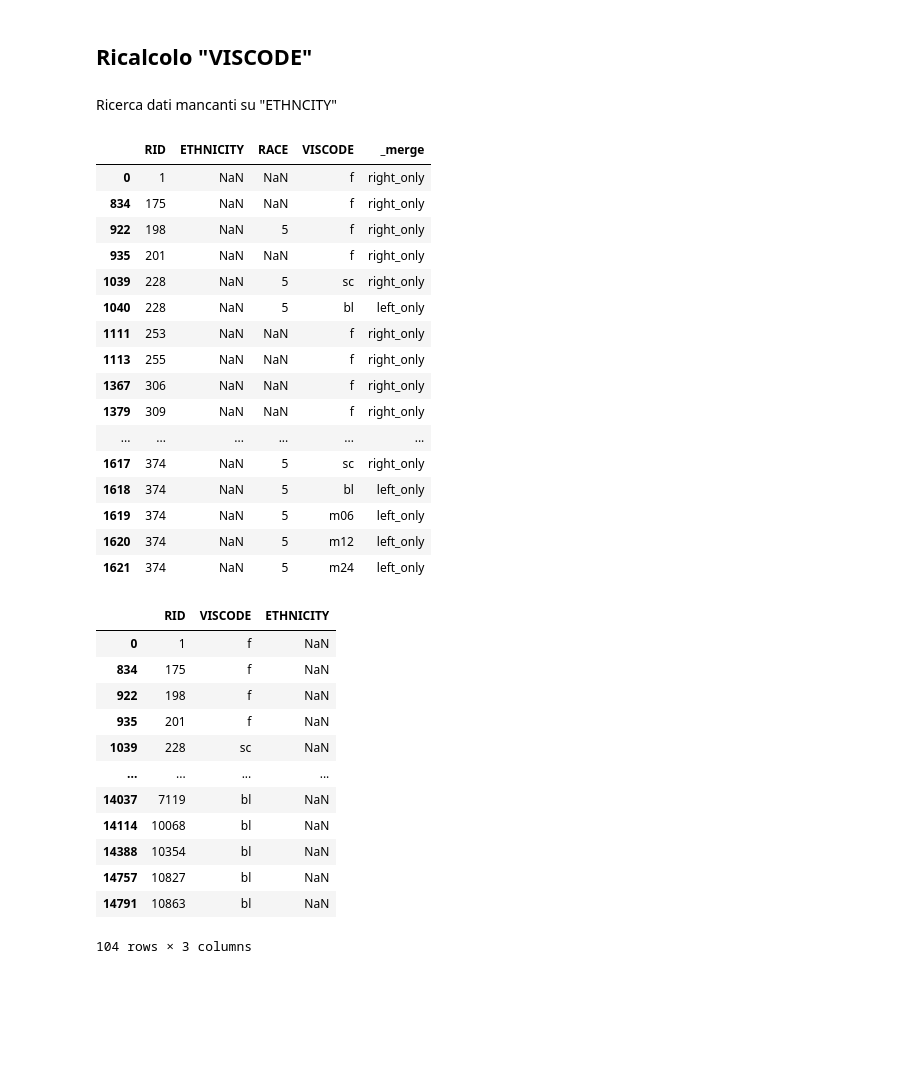
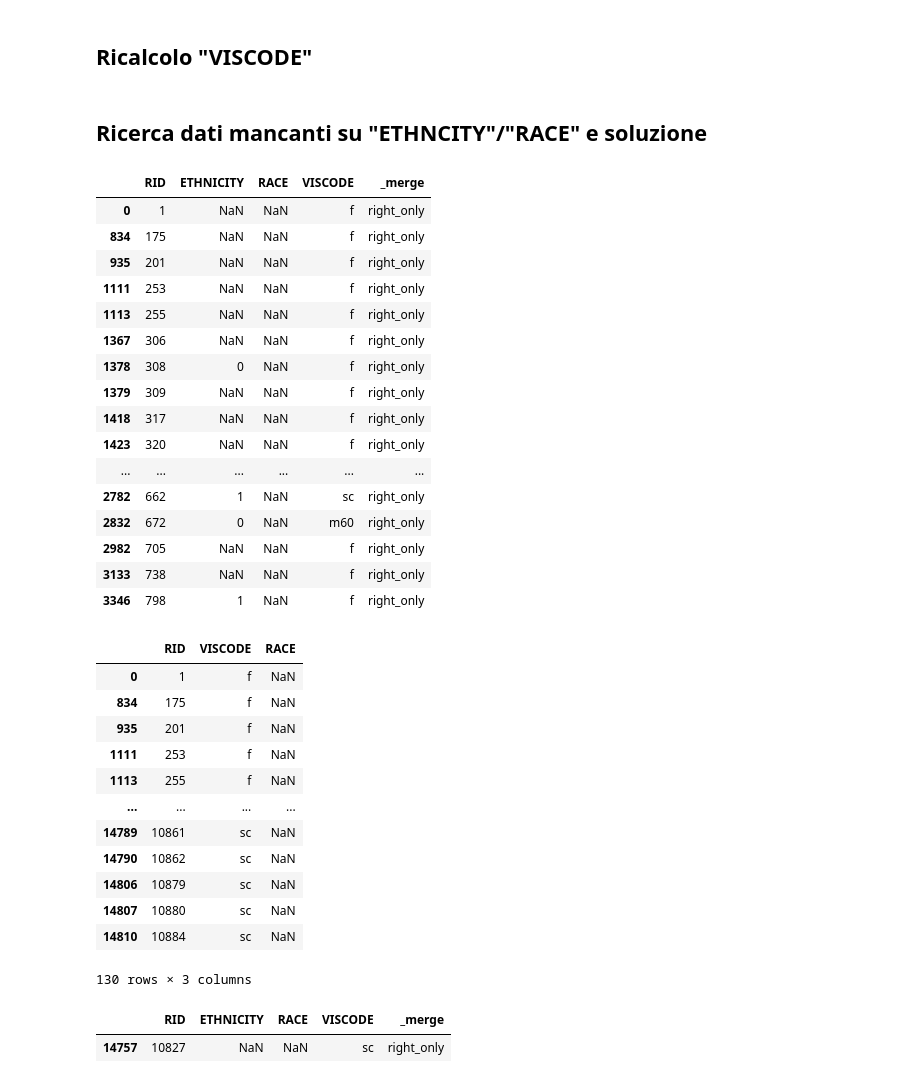
Before and after one commit to RossanaFacchin/DataCleaning, a Jupyter notebook: merge_pipeline.ipynb, the cells around one changed output. Saved outputs shown, nothing was run; the diff lists cells and outputs as text; code cells hidden in the pictures; blank space fills up the shorter version.

Commit message:
Ricerca dati mancanti su "ETHNCITY"/"RACE" e soluzione

```diff
--- a/merge_pipeline.ipynb
+++ b/merge_pipeline.ipynb
@@ -374,41 +374,47 @@ def add_visit_month(df, id_col, date_col):
 # %%
 merged = add_visit_month(merged, "RID", "EXAMDATE")
 # %% [markdown]
-Ricerca dati mancanti su "ETHNCITY"
+## Ricerca dati mancanti su "ETHNCITY"/"RACE" e soluzione
 # %%
 display_cols = ['RID', 'ETHNICITY','RACE', 'VISCODE', '_merge']
-merged[merged["ETHNICITY"] .isna()][display_cols].head(20)
+merged[merged["RACE"] .isna()][display_cols].head(20)
 # %% [output]
 |  | RID | ETHNICITY | RACE | VISCODE | _merge |
 | 0 | 1 | NaN | NaN | f | right_only |
 | 834 | 175 | NaN | NaN | f | right_only |
-| 922 | 198 | NaN | 5 | f | right_only |
 | 935 | 201 | NaN | NaN | f | right_only |
-| 1039 | 228 | NaN | 5 | sc | right_only |
-| 1040 | 228 | NaN | 5 | bl | left_only |
 | 1111 | 253 | NaN | NaN | f | right_only |
 | 1113 | 255 | NaN | NaN | f | right_only |
 | 1367 | 306 | NaN | NaN | f | right_only |
+| 1378 | 308 | 0 | NaN | f | right_only |
 | 1379 | 309 | NaN | NaN | f | right_only |
+| 1418 | 317 | NaN | NaN | f | right_only |
+| 1423 | 320 | NaN | NaN | f | right_only |
 | ... | ... | ... | ... | ... | ... |
-| 1617 | 374 | NaN | 5 | sc | right_only |
-| 1618 | 374 | NaN | 5 | bl | left_only |
-| 1619 | 374 | NaN | 5 | m06 | left_only |
-| 1620 | 374 | NaN | 5 | m12 | left_only |
-| 1621 | 374 | NaN | 5 | m24 | left_only |
+| 2782 | 662 | 1 | NaN | sc | right_only |
+| 2832 | 672 | 0 | NaN | m60 | right_only |
+| 2982 | 705 | NaN | NaN | f | right_only |
+| 3133 | 738 | NaN | NaN | f | right_only |
+| 3346 | 798 | 1 | NaN | f | right_only |
 # %%
-merged[merged["ETHNICITY"].isna()][["RID", "VISCODE", "ETHNICITY"]]
+merged[merged["RACE"].isna()][["RID", "VISCODE", "RACE"]]
 # %% [output]
-|  | RID | VISCODE | ETHNICITY |
+|  | RID | VISCODE | RACE |
 | 0 | 1 | f | NaN |
 | 834 | 175 | f | NaN |
-| 922 | 198 | f | NaN |
 | 935 | 201 | f | NaN |
-| 1039 | 228 | sc | NaN |
+| 1111 | 253 | f | NaN |
+| 1113 | 255 | f | NaN |
 | ... | ... | ... | ... |
-| 14037 | 7119 | bl | NaN |
-| 14114 | 10068 | bl | NaN |
-| 14388 | 10354 | bl | NaN |
-| 14757 | 10827 | bl | NaN |
-| 14791 | 10863 | bl | NaN |
+| 14789 | 10861 | sc | NaN |
+| 14790 | 10862 | sc | NaN |
+| 14806 | 10879 | sc | NaN |
+| 14807 | 10880 | sc | NaN |
+| 14810 | 10884 | sc | NaN |
-104 rows × 3 columns
+130 rows × 3 columns
+# %%
+display_cols = ['RID', 'ETHNICITY','RACE', 'VISCODE', '_merge']
+merged[merged["RID"] == 10827 ][display_cols].head(20)
+# %% [output]
+|  | RID | ETHNICITY | RACE | VISCODE | _merge |
+| 14757 | 10827 | NaN | NaN | sc | right_only |
```
Also changed, not shown: parts of 5 cells of this notebook.
